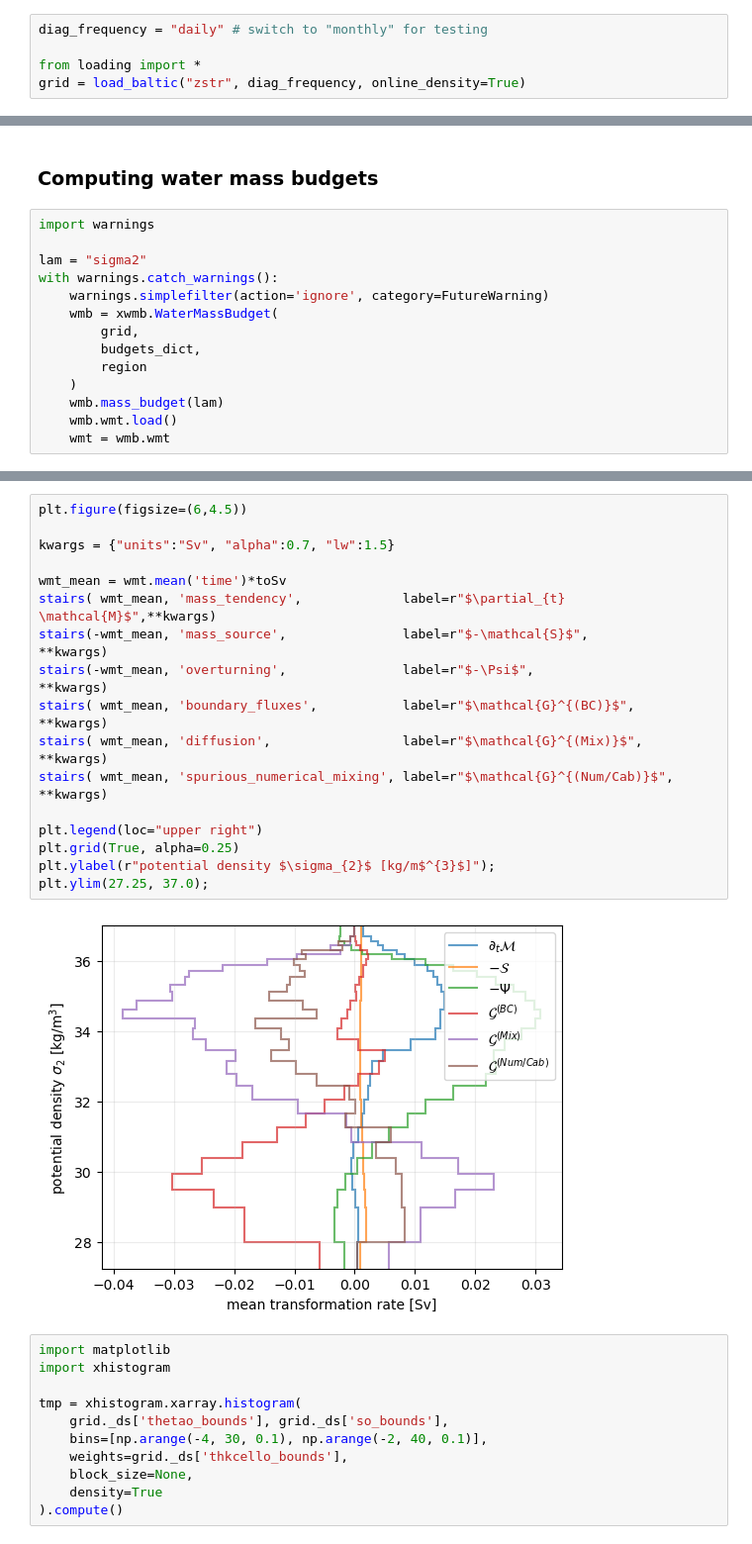
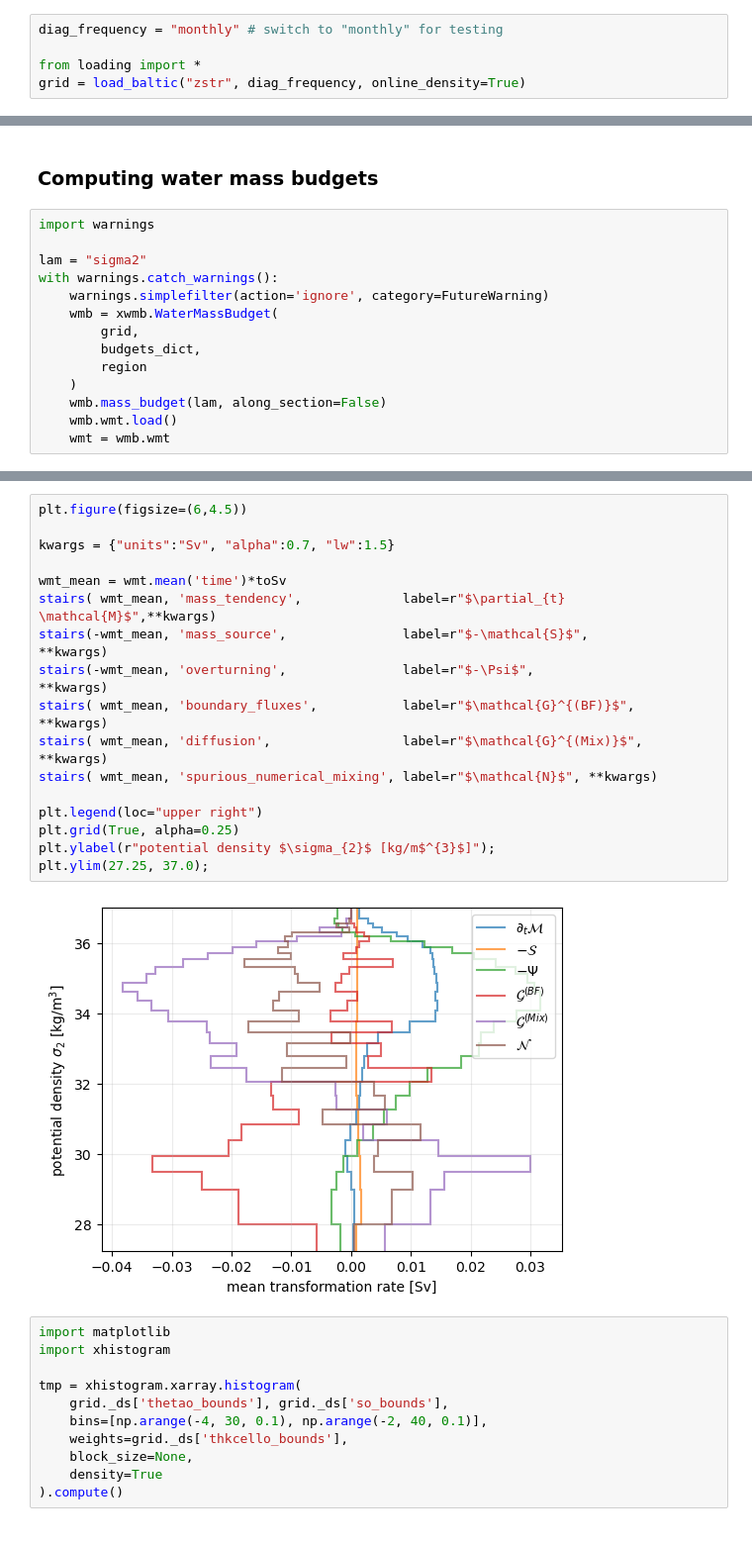
Before and after one commit to hdrake/xwmb, a Jupyter notebook: examples/Baltic_example.ipynb, the cells around one changed output, grey strips where cells are left out. Shown at 99% size. Drawn from its saved outputs; the diff is of its cells as text.

Commit message:
Preliminary test of grid-wise budgets

```diff
--- a/examples/Baltic_example.ipynb
+++ b/examples/Baltic_example.ipynb
@@ -62,7 +62,7 @@ def stairs(wmt, var, units="kg", **kwargs):
 # %% [markdown]
 ### Load grids and data
 # %%
-diag_frequency = "daily" # switch to "monthly" for testing
+diag_frequency = "monthly" # switch to "monthly" for testing
 
 from loading import *
 grid = load_baltic("zstr", diag_frequency, online_density=True)
@@ -138,6 +138,6 @@ with warnings.catch_warnings():
         budgets_dict,
         region
     )
-    wmb.mass_budget(lam)
+    wmb.mass_budget(lam, along_section=False)
     wmb.wmt.load()
     wmt = wmb.wmt
@@ -152,22 +225,22 @@ plt.title("parameterized diapycnal diffusion");
 # %%
 plt.figure(figsize=(6,4.5))
 
 kwargs = {"units":"Sv", "alpha":0.7, "lw":1.5}
 
 wmt_mean = wmt.mean('time')*toSv
 stairs( wmt_mean, 'mass_tendency',             label=r"$\partial_{t} \mathcal{M}$",**kwargs)
 stairs(-wmt_mean, 'mass_source',               label=r"$-\mathcal{S}$",            **kwargs)
 stairs(-wmt_mean, 'overturning',               label=r"$-\Psi$",                   **kwargs)
-stairs( wmt_mean, 'boundary_fluxes',           label=r"$\mathcal{G}^{(BC)}$",      **kwargs)
+stairs( wmt_mean, 'boundary_fluxes',           label=r"$\mathcal{G}^{(BF)}$",      **kwargs)
 stairs( wmt_mean, 'diffusion',                 label=r"$\mathcal{G}^{(Mix)}$",     **kwargs)
-stairs( wmt_mean, 'spurious_numerical_mixing', label=r"$\mathcal{G}^{(Num/Cab)}$", **kwargs)
+stairs( wmt_mean, 'spurious_numerical_mixing', label=r"$\mathcal{N}$", **kwargs)
 
 plt.legend(loc="upper right")
 plt.grid(True, alpha=0.25)
 plt.ylabel(r"potential density $\sigma_{2}$ [kg/m$^{3}$]");
 plt.ylim(27.25, 37.0);
 # %% [output]
-[figure, old version]
+[figure, new version]
 # %%
 import matplotlib
 import xhistogram
```
Also changed, not shown: parts of 9 cells of this notebook.
